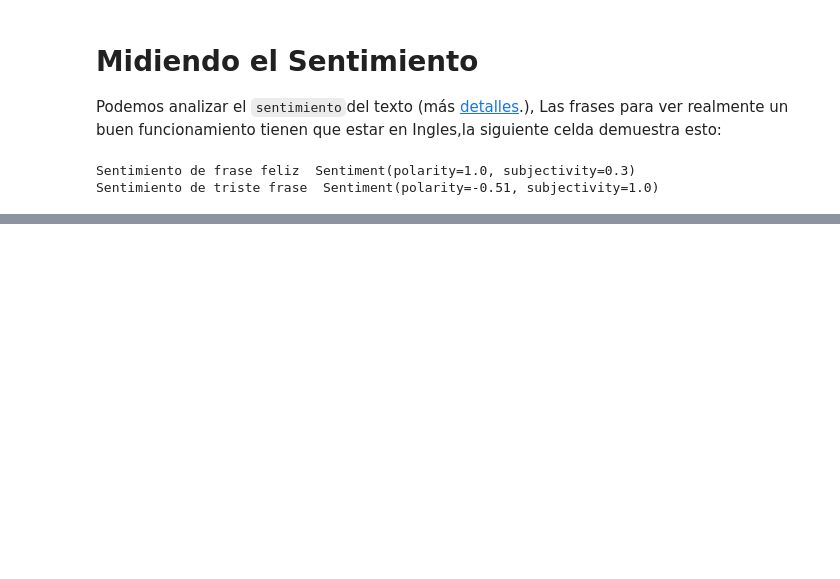
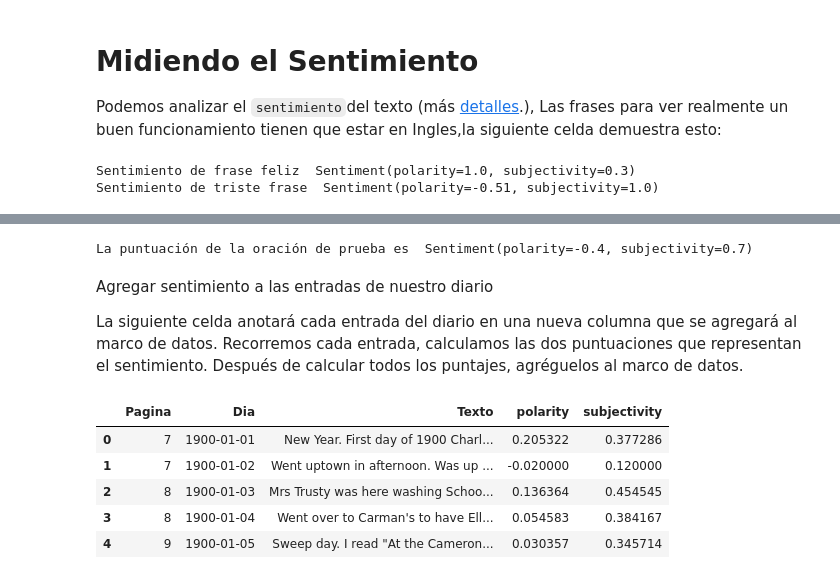
Before and after one commit to rusgar/Scrabble, a Jupyter notebook: Scrabble.ipynb, the cells around one changed output, grey strips where cells are left out. Drawn from its saved outputs; the diff is of its cells as text; code cells hidden in the pictures; blank space fills up the shorter version.

```diff
--- a/Scrabble.ipynb
+++ b/Scrabble.ipynb
@@ -200,0 +205,34 @@ Sentimiento de triste frase  Sentiment(polarity=-0.51, subjectivity=1.0)
+# %%
+Prueba_texto = """
+>I'm tired of covid, I didn't like to catch it
+"""
+print("La puntuación de la oración de prueba es ", TextBlob(Prueba_texto).sentiment)
+# %% [output]
+La puntuación de la oración de prueba es  Sentiment(polarity=-0.4, subjectivity=0.7)
+# %% [markdown]
+Agregar sentimiento a las entradas de nuestro diario
+
+La siguiente celda anotará cada entrada del diario en una nueva columna que se agregará al marco de datos. Recorremos cada entrada, calculamos las dos puntuaciones que representan el sentimiento. Después de calcular todos los puntajes, agréguelos al marco de datos.
+# %%
+#Aplicar análisis de sentimiento de TextBlob
+
+polarity = []
+subjectivity = []
+
+
+for day in winnie_corpus.Texto:
+    score = TextBlob(day)
+    polarity.append(score.sentiment.polarity)
+    subjectivity.append(score.sentiment.subjectivity)
+
+winnie_corpus['polarity'] = polarity
+winnie_corpus['subjectivity'] = subjectivity
+
+winnie_corpus.head()
+# %% [output]
+|  | Pagina | Dia | Texto | polarity | subjectivity |
+| 0 | 7 | 1900-01-01 | New Year. First day of 1900 Charl... | 0.205322 | 0.377286 |
+| 1 | 7 | 1900-01-02 | Went uptown in afternoon. Was up ... | -0.020000 | 0.120000 |
+| 2 | 8 | 1900-01-03 | Mrs Trusty was here washing Schoo... | 0.136364 | 0.454545 |
+| 3 | 8 | 1900-01-04 | Went over to Carman's to have Ell... | 0.054583 | 0.384167 |
+| 4 | 9 | 1900-01-05 | Sweep day. I read "At the Cameron... | 0.030357 | 0.345714 |
```
Also changed, not shown: parts of 10 cells of this notebook, 1 other file.
